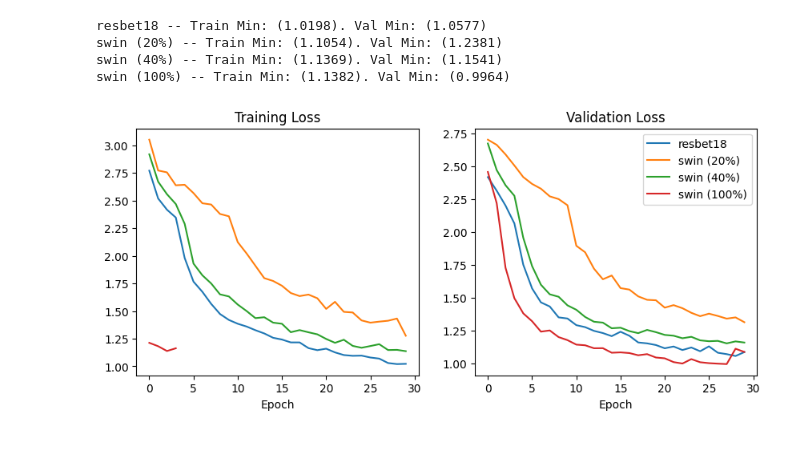
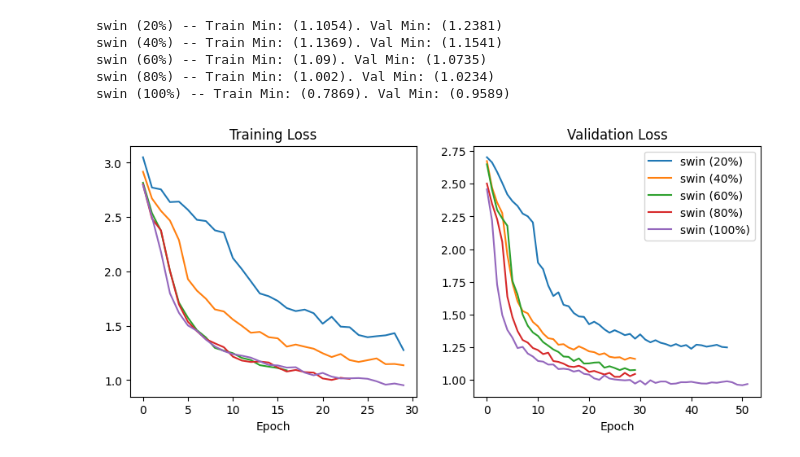
Before and after one commit to BeanHam/2026-pathway-generation, a Jupyter notebook: reference/loss_check.ipynb, the cells around one changed output. Saved outputs shown, nothing was run; the diff lists cells and outputs as text; code cells hidden in the pictures.

Commit message:
finished data sensitivity reference model training

```diff
--- a/reference/loss_check.ipynb
+++ b/reference/loss_check.ipynb
@@ -3,10 +3,12 @@ import os
 import numpy as np
 import matplotlib.pyplot as plt
 logs = [
-    '/data/models/bin/2026_pathway_generation/reference_logs/resnet18_ddp_graph_20260209_121921/',
+    # '/data/models/bin/2026_pathway_generation/reference_logs/resnet18_ddp_graph_20260209_121921/',
     '/data/models/bin/2026_pathway_generation/reference_logs/swin_tiny_ddp_graph_20260211_220834_0.2/',
     '/data/models/bin/2026_pathway_generation/reference_logs/swin_tiny_ddp_graph_20260211_152110_0.4/',
-    # '/data/models/bin/2026_pathway_generation/reference_logs/swin_tiny_ddp_graph_20260206_130501/',
-    '/data/models/bin/2026_pathway_generation/reference_logs/swin_tiny_ddp_graph_20260212_103544/'
+    '/data/models/bin/2026_pathway_generation/reference_logs/swin_tiny_ddp_graph_20260212_103706_0.6/',
+    '/data/models/bin/2026_pathway_generation/reference_logs/swin_tiny_ddp_graph_20260212_221908_0.8/',
+    '/data/models/bin/2026_pathway_generation/reference_logs/swin_tiny_ddp_graph_20260212_123147/'
 ]
-labels = ['resbet18', 'swin (20%)', 'swin (40%)', 'swin (100%)']
+labels = [#'resbet18',
+          'swin (20%)', 'swin (40%)', 'swin (60%)', 'swin (80%)', 'swin (100%)']
@@ -17,35 +15,43 @@ val_full = np.stack(loss['val'])[:,2]
+# %%
+log = '/data/models/bin/2026_pathway_generation/reference_logs/swin_tiny_ddp_graph_20260206_130501/'
+loss = np.load(log+'loss_log.pkl', allow_pickle=True)
+train_full = np.stack(loss['train'])[:,2]
+val_full = np.stack(loss['val'])[:,2]
 # %%
 fig, axs = plt.subplots(1,2, figsize=(10,4))
 for i, log in enumerate(logs):
     loss = np.load(log+'loss_log.pkl', allow_pickle=True)
     train = np.stack(loss['train'])
     val = np.stack(loss['val'])
     if '2026_pathway_generation' in log:
         train = train[:,2]
         val = val[:,2]
+        if 'swin_tiny_ddp_graph_20260212_123147' in log:
+            train = np.concatenate([train_full, train])
+            val = np.concat([val_full, val])
+
         if 'ddp' in log:
             if '0.2' in log: n = 115
             elif '0.4' in log: n = 229
             else: n = 572
             count = len(train)//n
             train = [np.mean(train[i*n:(i+1)*n]) for i in range(count)]
         else:
             count = len(train)//2288
             train = [np.mean(train[i*2288:(i+1)*2288]) for i in range(count)]
-    if 'swin_tiny_ddp_graph_20260212_103544' in log:
-        val = np.concat([val_full, val])
     print(f'{labels[i]} -- Train Min: ({round(np.min(train), 4)}). Val Min: ({round(np.min(val), 4)})')
     axs[0].plot(train[:30], label=labels[i])
     axs[0].set_title('Training Loss')
     axs[0].set_xlabel('Epoch')
-    axs[1].plot(val[:30], label=labels[i])
+    axs[1].plot(val, label=labels[i])
     axs[1].set_title('Validation Loss')
     axs[1].set_xlabel('Epoch')
     plt.legend()
 pass
 # %% [output]
-resbet18 -- Train Min: (1.0198). Val Min: (1.0577)
 swin (20%) -- Train Min: (1.1054). Val Min: (1.2381)
 swin (40%) -- Train Min: (1.1369). Val Min: (1.1541)
-swin (100%) -- Train Min: (1.1382). Val Min: (0.9964)
+swin (60%) -- Train Min: (1.09). Val Min: (1.0735)
+swin (80%) -- Train Min: (1.002). Val Min: (1.0234)
+swin (100%) -- Train Min: (0.7869). Val Min: (0.9589)
-[figure, old version]
+[figure, new version]
```
Also changed, not shown: parts of 1 cell of this notebook, 3 other files.
